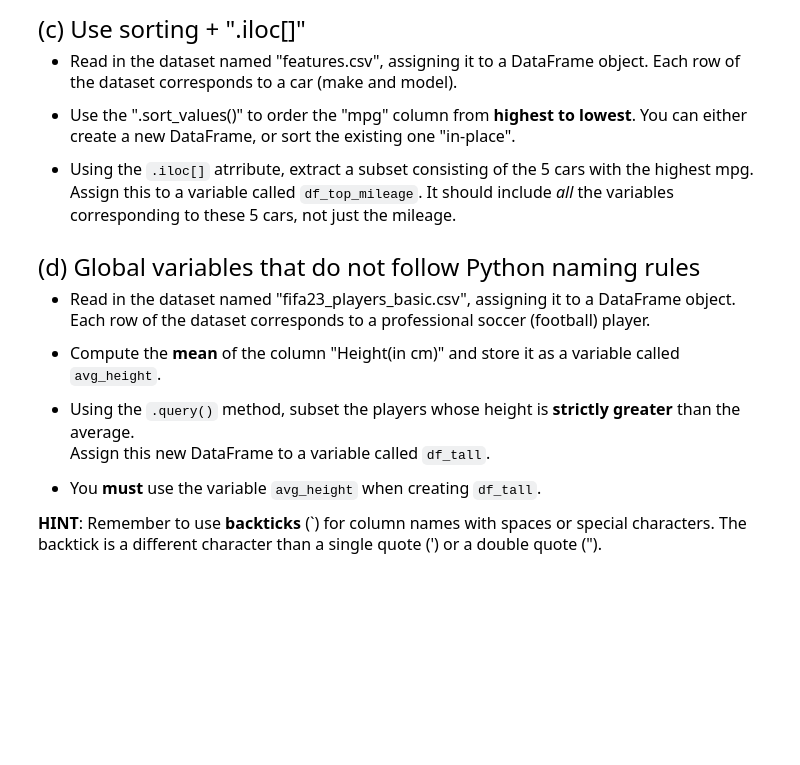
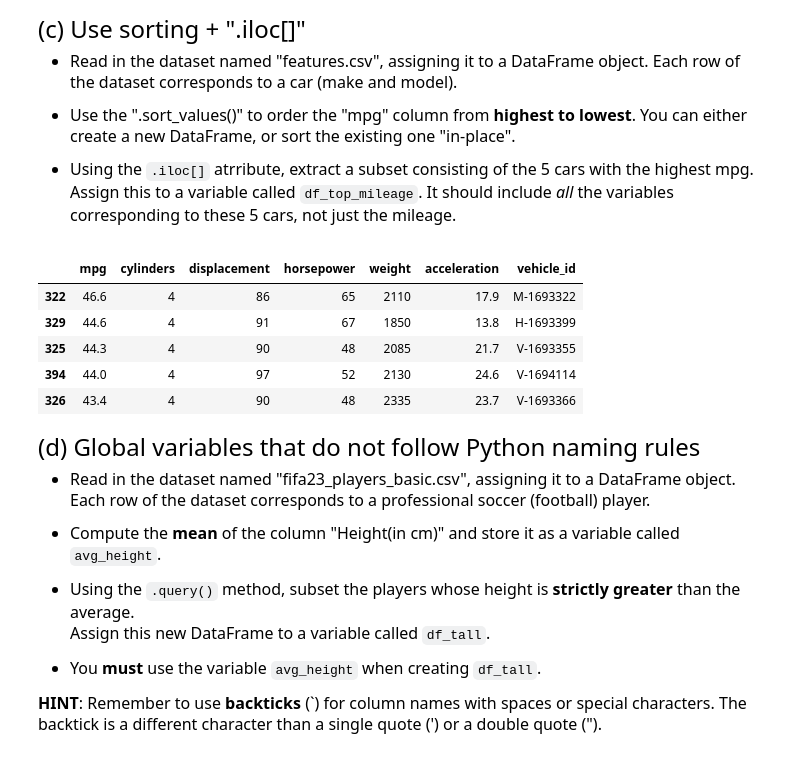
Before and after one commit to anwenzheng05/datasci151spring2026, a Jupyter notebook: _assignments/assignment_7/Assignment7.ipynb, the cells around one changed output. Drawn from its saved outputs; the diff is of its cells as text; code cells hidden in the pictures; blank space fills up the shorter version.

```diff
--- a/_assignments/assignment_7/Assignment7.ipynb
+++ b/_assignments/assignment_7/Assignment7.ipynb
@@ -100,3 +105,20 @@ FileNotFoundError: [Errno 2] No such file or directory: 'data/fifa23_players_bas
+# %%
+# Write your answer here:
+
+df = pd.read_csv("data/features.csv")
+
+df = df.sort_values("mpg", ascending=False)
+
+df_top_mileage = df.iloc[:5, :]
+
+df_top_mileage
+# %% [output]
+|  | mpg | cylinders | displacement | horsepower | weight | acceleration | vehicle_id |
+| 322 | 46.6 | 4 | 86 | 65 | 2110 | 17.9 | M-1693322 |
+| 329 | 44.6 | 4 | 91 | 67 | 1850 | 13.8 | H-1693399 |
+| 325 | 44.3 | 4 | 90 | 48 | 2085 | 21.7 | V-1693355 |
+| 394 | 44.0 | 4 | 97 | 52 | 2130 | 24.6 | V-1694114 |
+| 326 | 43.4 | 4 | 90 | 48 | 2335 | 23.7 | V-1693366 |
 # %% [markdown]
 <font size = "5">
 
```
Also changed, not shown: parts of 9 cells of this notebook.
